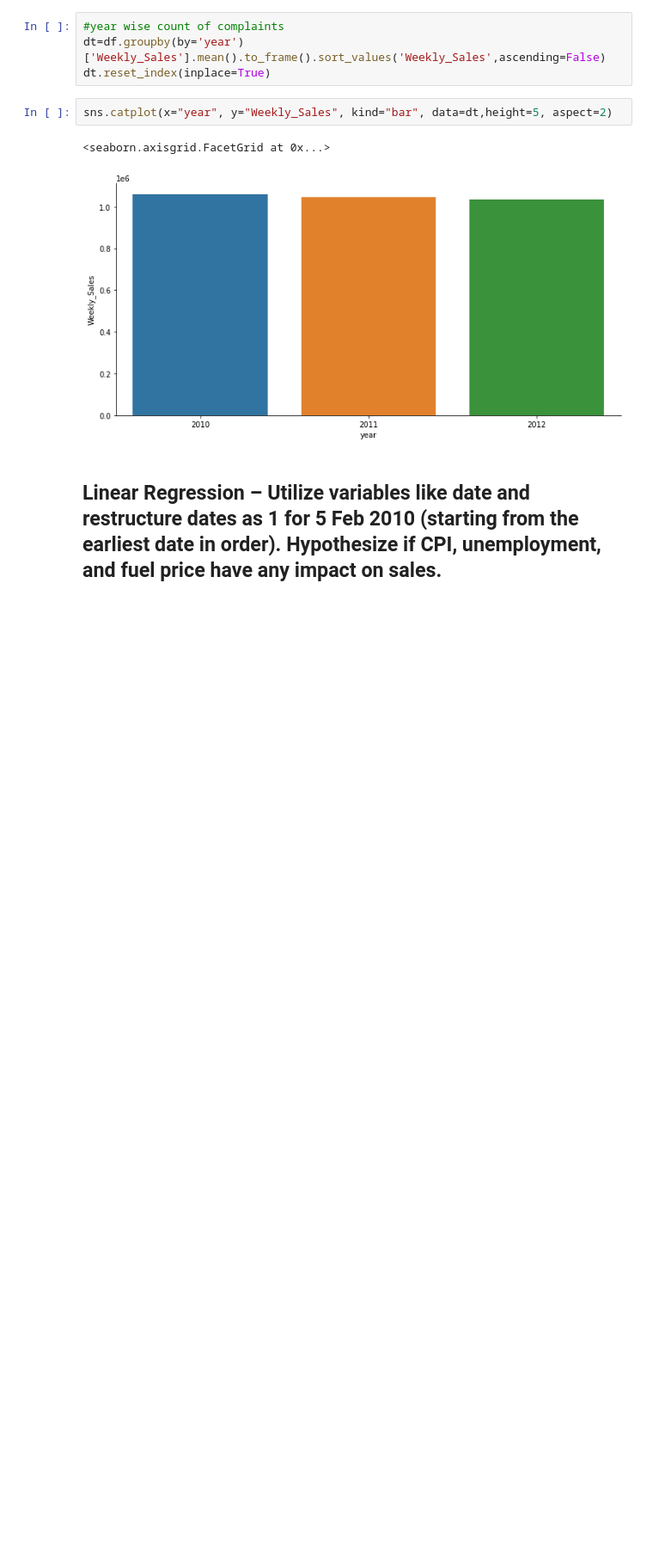
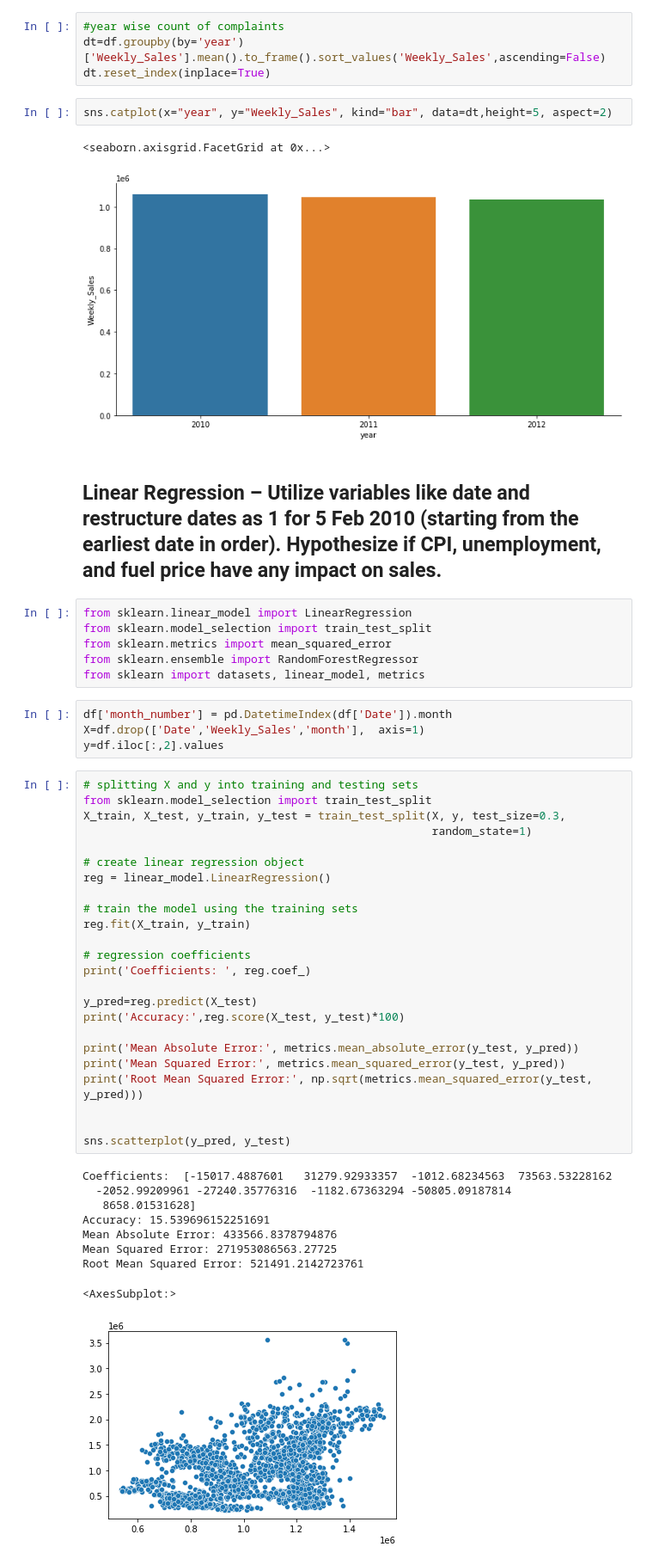
Before and after one commit to ApLife1827/Retail-Analysis-with-Walmart-Data, a Jupyter notebook: Retail Analysis with Walmart Data.ipynb, the cells around one changed output. Shown: that part at 86% size. Saved outputs shown, nothing was run; the diff lists cells and outputs as text; blank space fills up the shorter version.

```diff
--- a/Retail Analysis with Walmart Data.ipynb
+++ b/Retail Analysis with Walmart Data.ipynb
@@ -292,3 +292,47 @@ sns.catplot(x="year", y="Weekly_Sales", kind="bar", data=dt,height=5, aspect=2)
 [figure]
 # %% [markdown]
 ## Linear Regression – Utilize variables like date and restructure dates as 1 for 5 Feb 2010 (starting from the earliest date in order). Hypothesize if CPI, unemployment, and fuel price have any impact on sales.
+# %%
+from sklearn.linear_model import LinearRegression
+from sklearn.model_selection import train_test_split
+from sklearn.metrics import mean_squared_error
+from sklearn.ensemble import RandomForestRegressor
+from sklearn import datasets, linear_model, metrics
+# %%
+df['month_number'] = pd.DatetimeIndex(df['Date']).month
+X=df.drop(['Date','Weekly_Sales','month'],  axis=1)
+y=df.iloc[:,2].values
+# %%
+# splitting X and y into training and testing sets
+from sklearn.model_selection import train_test_split
+X_train, X_test, y_train, y_test = train_test_split(X, y, test_size=0.3,
+                                                    random_state=1)
+
+# create linear regression object
+reg = linear_model.LinearRegression()
+
+# train the model using the training sets
+reg.fit(X_train, y_train)
+
+# regression coefficients
+print('Coefficients: ', reg.coef_)
+
+y_pred=reg.predict(X_test)
+print('Accuracy:',reg.score(X_test, y_test)*100)
+
+print('Mean Absolute Error:', metrics.mean_absolute_error(y_test, y_pred))
+print('Mean Squared Error:', metrics.mean_squared_error(y_test, y_pred))
+print('Root Mean Squared Error:', np.sqrt(metrics.mean_squared_error(y_test, y_pred)))
+
+
+sns.scatterplot(y_pred, y_test)
+# %% [output]
+Coefficients:  [-15017.4887601   31279.92933357  -1012.68234563  73563.53228162
+  -2052.99209961 -27240.35776316  -1182.67363294 -50805.09187814
+   8658.01531628]
+Accuracy: 15.539696152251691
+Mean Absolute Error: 433566.8378794876
+Mean Squared Error: 271953086563.27725
+Root Mean Squared Error: 521491.2142723761
+<AxesSubplot:>
+[figure, added]
```
Also changed, not shown: parts of 4 cells of this notebook.
